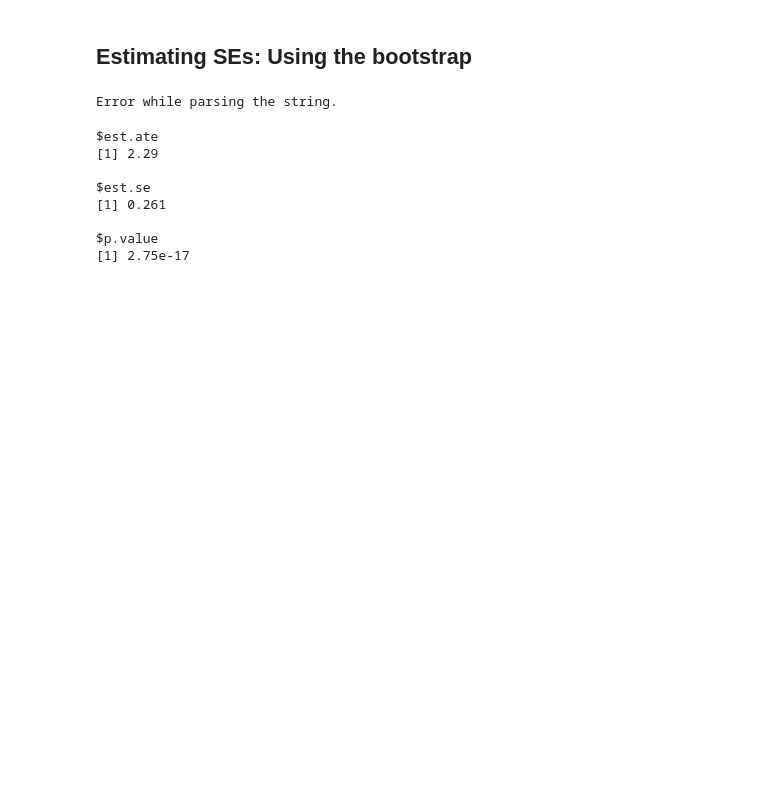
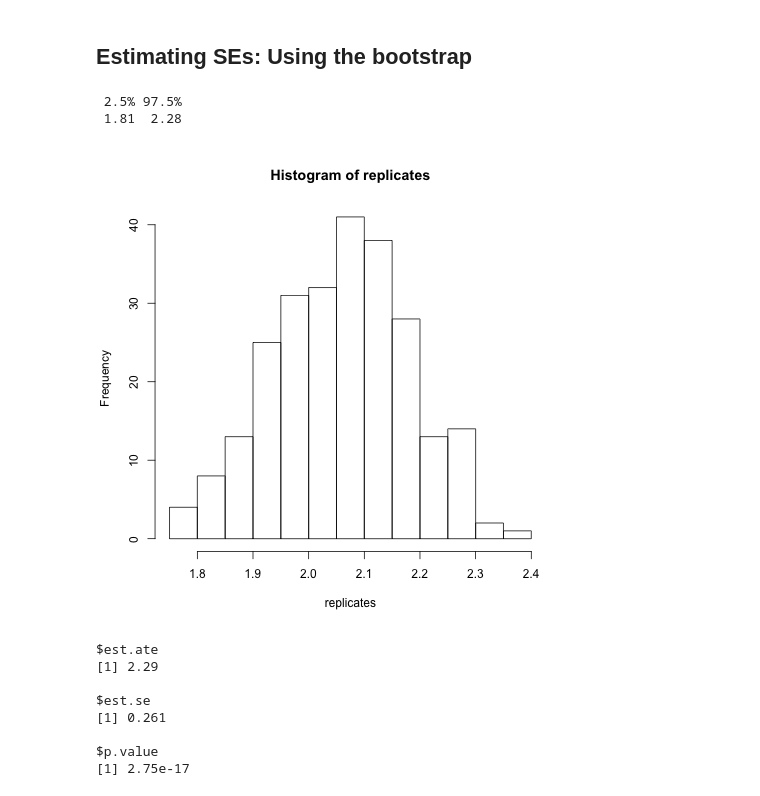
Before and after one commit to eytan/www-15-tutorial, a Jupyter notebook: 0-power-analysis.ipynb, the cells around one changed output. Drawn from its saved outputs; the diff is of its cells as text; code cells hidden in the pictures; blank space fills up the shorter version.

Commit message:
updated bootstrapping code

```diff
--- a/0-power-analysis.ipynb
+++ b/0-power-analysis.ipynb
@@ -219,11 +219,22 @@ c(est.ate-1.96*est.se, est.ate+1.96*est.se)
 [1] 0.818 1.542
 # %% [markdown]
 ## Estimating SEs: Using the bootstrap
-# %%
-%%R
-fill this in.
-# %% [output]
-Error while parsing the string.
+# %%
+%%R
+source('css_stats.R')
+
+weighted.est.ate <- function(exp) {
+  m <- lm(y ~ D, data=exp, weights=.weights)
+  coeftest(m)['D', 'Estimate']
+}
+
+replicates <- iid.bootstrap(my.experiment, weighted.est.ate)
+print(quantile(replicates, c(0.025, 0.975)))
+hist(replicates)
+# %% [output]
+ 2.5% 97.5%
+ 1.81  2.28
+[figure, added]
 # %%
 %%R
 
```
Also changed, not shown: 1 other file.
